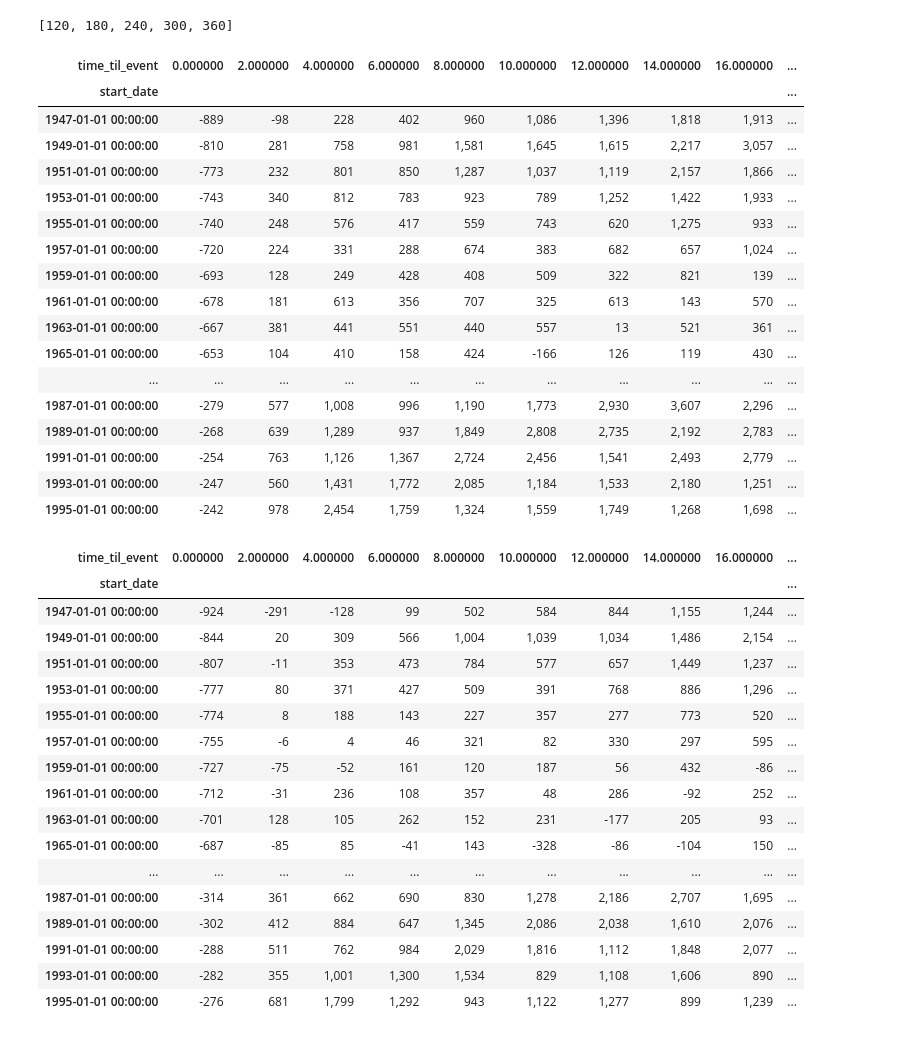
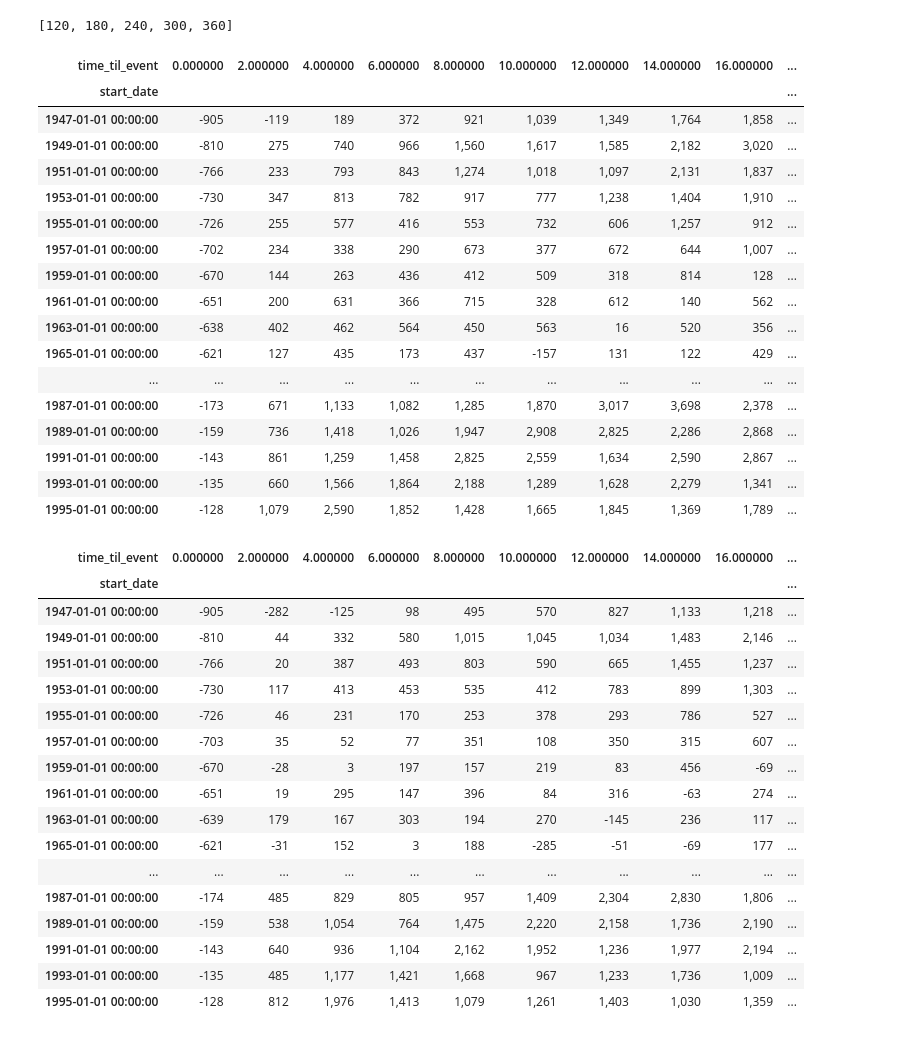
Before and after one commit to mrbrainard/LTA, a Jupyter notebook: LTC_SimulationMonth.ipynb, the cells around one changed output. Saved outputs shown, nothing was run; the diff lists cells and outputs as text; code cells hidden in the pictures.

```diff
--- a/LTC_SimulationMonth.ipynb
+++ b/LTC_SimulationMonth.ipynb
@@ -308,7 +307,7 @@ def run_trial(
 
         # Add inflation to monthly care
         spend = monthly_care_amount * (arrayi[m]["cpi"] / arrayi[start_index]["cpi"])
-        tax = monthly_care_amount * tax_rate
+        tax = spend * tax_rate
         withdraw = spend + tax
 
         ti += 1 / 12
@@ -547,22 +546,22 @@ styled
 # %% [output]
 | time_til_event | 0.000000 | 2.000000 | 4.000000 | 6.000000 | 8.000000 | 10.000000 | 12.000000 | 14.000000 | 16.000000 | ... |
 | start_date |  |  |  |  |  |  |  |  |  | ... |
-| 1947-01-01 00:00:00 | -889 | -98 | 228 | 402 | 960 | 1,086 | 1,396 | 1,818 | 1,913 | ... |
-| 1949-01-01 00:00:00 | -810 | 281 | 758 | 981 | 1,581 | 1,645 | 1,615 | 2,217 | 3,057 | ... |
-| 1951-01-01 00:00:00 | -773 | 232 | 801 | 850 | 1,287 | 1,037 | 1,119 | 2,157 | 1,866 | ... |
-| 1953-01-01 00:00:00 | -743 | 340 | 812 | 783 | 923 | 789 | 1,252 | 1,422 | 1,933 | ... |
-| 1955-01-01 00:00:00 | -740 | 248 | 576 | 417 | 559 | 743 | 620 | 1,275 | 933 | ... |
-| 1957-01-01 00:00:00 | -720 | 224 | 331 | 288 | 674 | 383 | 682 | 657 | 1,024 | ... |
-| 1959-01-01 00:00:00 | -693 | 128 | 249 | 428 | 408 | 509 | 322 | 821 | 139 | ... |
-| 1961-01-01 00:00:00 | -678 | 181 | 613 | 356 | 707 | 325 | 613 | 143 | 570 | ... |
-| 1963-01-01 00:00:00 | -667 | 381 | 441 | 551 | 440 | 557 | 13 | 521 | 361 | ... |
-| 1965-01-01 00:00:00 | -653 | 104 | 410 | 158 | 424 | -166 | 126 | 119 | 430 | ... |
+| 1947-01-01 00:00:00 | -905 | -119 | 189 | 372 | 921 | 1,039 | 1,349 | 1,764 | 1,858 | ... |
+| 1949-01-01 00:00:00 | -810 | 275 | 740 | 966 | 1,560 | 1,617 | 1,585 | 2,182 | 3,020 | ... |
+| 1951-01-01 00:00:00 | -766 | 233 | 793 | 843 | 1,274 | 1,018 | 1,097 | 2,131 | 1,837 | ... |
+| 1953-01-01 00:00:00 | -730 | 347 | 813 | 782 | 917 | 777 | 1,238 | 1,404 | 1,910 | ... |
+| 1955-01-01 00:00:00 | -726 | 255 | 577 | 416 | 553 | 732 | 606 | 1,257 | 912 | ... |
+| 1957-01-01 00:00:00 | -702 | 234 | 338 | 290 | 673 | 377 | 672 | 644 | 1,007 | ... |
+| 1959-01-01 00:00:00 | -670 | 144 | 263 | 436 | 412 | 509 | 318 | 814 | 128 | ... |
+| 1961-01-01 00:00:00 | -651 | 200 | 631 | 366 | 715 | 328 | 612 | 140 | 562 | ... |
+| 1963-01-01 00:00:00 | -638 | 402 | 462 | 564 | 450 | 563 | 16 | 520 | 356 | ... |
+| 1965-01-01 00:00:00 | -621 | 127 | 435 | 173 | 437 | -157 | 131 | 122 | 429 | ... |
 | ... | ... | ... | ... | ... | ... | ... | ... | ... | ... | ... |
-| 1987-01-01 00:00:00 | -279 | 577 | 1,008 | 996 | 1,190 | 1,773 | 2,930 | 3,607 | 2,296 | ... |
-| 1989-01-01 00:00:00 | -268 | 639 | 1,289 | 937 | 1,849 | 2,808 | 2,735 | 2,192 | 2,783 | ... |
-| 1991-01-01 00:00:00 | -254 | 763 | 1,126 | 1,367 | 2,724 | 2,456 | 1,541 | 2,493 | 2,779 | ... |
-| 1993-01-01 00:00:00 | -247 | 560 | 1,431 | 1,772 | 2,085 | 1,184 | 1,533 | 2,180 | 1,251 | ... |
-| 1995-01-01 00:00:00 | -242 | 978 | 2,454 | 1,759 | 1,324 | 1,559 | 1,749 | 1,268 | 1,698 | ... |
+| 1987-01-01 00:00:00 | -173 | 671 | 1,133 | 1,082 | 1,285 | 1,870 | 3,017 | 3,698 | 2,378 | ... |
+| 1989-01-01 00:00:00 | -159 | 736 | 1,418 | 1,026 | 1,947 | 2,908 | 2,825 | 2,286 | 2,868 | ... |
+| 1991-01-01 00:00:00 | -143 | 861 | 1,259 | 1,458 | 2,825 | 2,559 | 1,634 | 2,590 | 2,867 | ... |
+| 1993-01-01 00:00:00 | -135 | 660 | 1,566 | 1,864 | 2,188 | 1,289 | 1,628 | 2,279 | 1,341 | ... |
+| 1995-01-01 00:00:00 | -128 | 1,079 | 2,590 | 1,852 | 1,428 | 1,665 | 1,845 | 1,369 | 1,789 | ... |
 # %%
 starting_balance = 350_000.0
 monthly_care_amount = 8000.0
@@ -580,47 +579,47 @@ for time_til_event in event_times:
         for start_index in starts:
             trial = run_trial(
                 starting_balance,
                 time_til_event,
                 duration_of_event,
                 start_index,
                 monthly_care_amount,
                 index_used="^GSPC",
-                tax_rate=0.25,
+                tax_rate=0.20,
             )
             trials = pd.concat([trials, trial])
 trials = trials.reset_index()
 
 # Create pivot table
 tmp = trials.copy(deep=True)
 tmp["time_til_event"] = round(tmp["time_til_event"] / 12)
 tmp["ending_balance"] = tmp["ending_balance"] / 1000
 
 pivot_df = pd.pivot_table(
     tmp, index="start_date", columns="time_til_event", values="ending_balance"
 )
 v = np.nanmax(np.abs(pivot_df.values))
 
 styled = pivot_df.style.background_gradient(cmap="RdYlGn", vmin=-v, vmax=v).format(
     "{:,.0f}"
 )
 
 styled
 # %% [output]
 | time_til_event | 0.000000 | 2.000000 | 4.000000 | 6.000000 | 8.000000 | 10.000000 | 12.000000 | 14.000000 | 16.000000 | ... |
 | start_date |  |  |  |  |  |  |  |  |  | ... |
-| 1947-01-01 00:00:00 | -924 | -291 | -128 | 99 | 502 | 584 | 844 | 1,155 | 1,244 | ... |
-| 1949-01-01 00:00:00 | -844 | 20 | 309 | 566 | 1,004 | 1,039 | 1,034 | 1,486 | 2,154 | ... |
-| 1951-01-01 00:00:00 | -807 | -11 | 353 | 473 | 784 | 577 | 657 | 1,449 | 1,237 | ... |
-| 1953-01-01 00:00:00 | -777 | 80 | 371 | 427 | 509 | 391 | 768 | 886 | 1,296 | ... |
-| 1955-01-01 00:00:00 | -774 | 8 | 188 | 143 | 227 | 357 | 277 | 773 | 520 | ... |
-| 1957-01-01 00:00:00 | -755 | -6 | 4 | 46 | 321 | 82 | 330 | 297 | 595 | ... |
-| 1959-01-01 00:00:00 | -727 | -75 | -52 | 161 | 120 | 187 | 56 | 432 | -86 | ... |
-| 1961-01-01 00:00:00 | -712 | -31 | 236 | 108 | 357 | 48 | 286 | -92 | 252 | ... |
-| 1963-01-01 00:00:00 | -701 | 128 | 105 | 262 | 152 | 231 | -177 | 205 | 93 | ... |
-| 1965-01-01 00:00:00 | -687 | -85 | 85 | -41 | 143 | -328 | -86 | -104 | 150 | ... |
+| 1947-01-01 00:00:00 | -905 | -282 | -125 | 98 | 495 | 570 | 827 | 1,133 | 1,218 | ... |
+| 1949-01-01 00:00:00 | -810 | 44 | 332 | 580 | 1,015 | 1,045 | 1,034 | 1,483 | 2,146 | ... |
+| 1951-01-01 00:00:00 | -766 | 20 | 387 | 493 | 803 | 590 | 665 | 1,455 | 1,237 | ... |
+| 1953-01-01 00:00:00 | -730 | 117 | 413 | 453 | 535 | 412 | 783 | 899 | 1,303 | ... |
+| 1955-01-01 00:00:00 | -726 | 46 | 231 | 170 | 253 | 378 | 293 | 786 | 527 | ... |
+| 1957-01-01 00:00:00 | -703 | 35 | 52 | 77 | 351 | 108 | 350 | 315 | 607 | ... |
+| 1959-01-01 00:00:00 | -670 | -28 | 3 | 197 | 157 | 219 | 83 | 456 | -69 | ... |
+| 1961-01-01 00:00:00 | -651 | 19 | 295 | 147 | 396 | 84 | 316 | -63 | 274 | ... |
+| 1963-01-01 00:00:00 | -639 | 179 | 167 | 303 | 194 | 270 | -145 | 236 | 117 | ... |
+| 1965-01-01 00:00:00 | -621 | -31 | 152 | 3 | 188 | -285 | -51 | -69 | 177 | ... |
 | ... | ... | ... | ... | ... | ... | ... | ... | ... | ... | ... |
-| 1987-01-01 00:00:00 | -314 | 361 | 662 | 690 | 830 | 1,278 | 2,186 | 2,707 | 1,695 | ... |
-| 1989-01-01 00:00:00 | -302 | 412 | 884 | 647 | 1,345 | 2,086 | 2,038 | 1,610 | 2,076 | ... |
-| 1991-01-01 00:00:00 | -288 | 511 | 762 | 984 | 2,029 | 1,816 | 1,112 | 1,848 | 2,077 | ... |
-| 1993-01-01 00:00:00 | -282 | 355 | 1,001 | 1,300 | 1,534 | 829 | 1,108 | 1,606 | 890 | ... |
-| 1995-01-01 00:00:00 | -276 | 681 | 1,799 | 1,292 | 943 | 1,122 | 1,277 | 899 | 1,239 | ... |
+| 1987-01-01 00:00:00 | -174 | 485 | 829 | 805 | 957 | 1,409 | 2,304 | 2,830 | 1,806 | ... |
+| 1989-01-01 00:00:00 | -159 | 538 | 1,054 | 764 | 1,475 | 2,220 | 2,158 | 1,736 | 2,190 | ... |
+| 1991-01-01 00:00:00 | -143 | 640 | 936 | 1,104 | 2,162 | 1,952 | 1,236 | 1,977 | 2,194 | ... |
+| 1993-01-01 00:00:00 | -135 | 485 | 1,177 | 1,421 | 1,668 | 967 | 1,233 | 1,736 | 1,009 | ... |
+| 1995-01-01 00:00:00 | -128 | 812 | 1,976 | 1,413 | 1,079 | 1,261 | 1,403 | 1,030 | 1,359 | ... |
```
Also changed, not shown: parts of 2 cells of this notebook.
